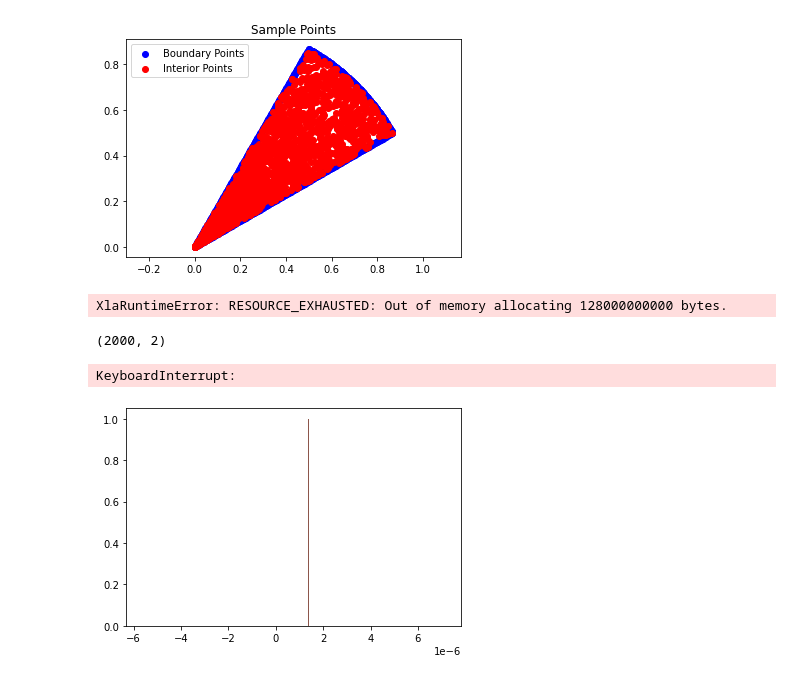
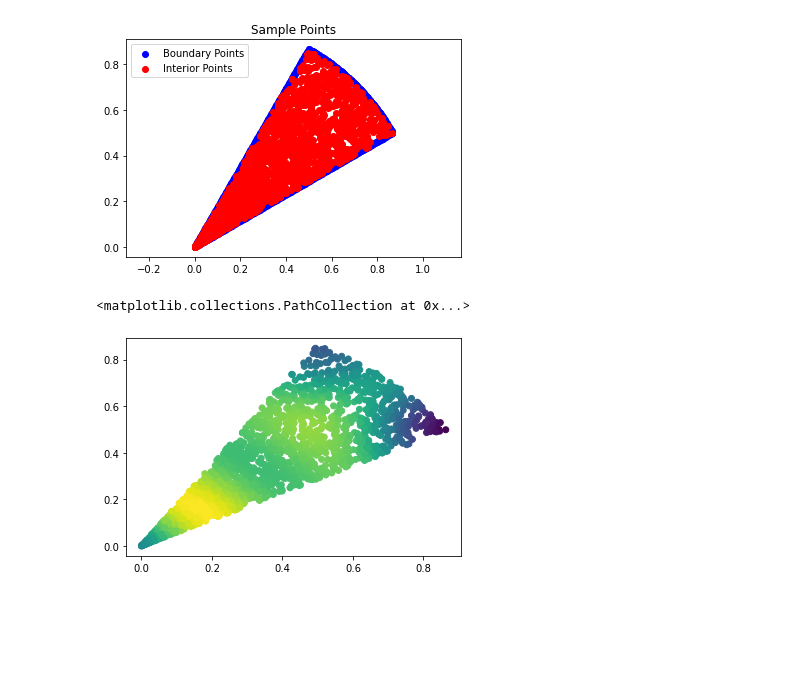
Before and after one commit to cade-b/kernel-pdes, a Jupyter notebook: odd_domain.ipynb, the cells around one changed output. Cells and saved outputs as stored; diff of their text form; code cells hidden in the pictures; blank space fills up the shorter version.

```diff
--- a/odd_domain.ipynb
+++ b/odd_domain.ipynb
@@ -47,16 +49,14 @@ vec_k = jax.vmap(jax.vmap(k, in_axes=(0, None)), in_axes=(None, 0))
 vec_k_lapx = jax.vmap(jax.vmap(k_lapx, in_axes=(0, None)), in_axes=(None, 0))
 vec_k_laplap = jax.vmap(jax.vmap(k_laplap, in_axes=(0, None)), in_axes=(None, 0))
 
-def true_solution_single(x):
-    boundary_term = x[0]*(1-x[0])*x[1]*(1-x[1])
-    interior = jnp.cos(5*jnp.pi*((0.5-x[0])**2 + (0.3*x[1])**2))
-    return 4 * boundary_term * interior
+def rhs(x):
+    return jnp.sin(3*jnp.pi*jnp.sqrt(x[0]**2+x[1]**2))
 
-true_solution=jit(jax.vmap(true_solution_single,in_axes=0))
-rhs_func = jit(jax.vmap(laplacian(true_solution_single)))
+#true_solution=jit(jax.vmap(true_solution_single,in_axes=0))
+rhs_func = jax.vmap(rhs)#jit(jax.vmap(laplacian(true_solution_single)))
 # %%
 num_interior = 2000
-num_boundary = 300
+num_per_boundary = 300
 num_boundary=3*num_per_boundary
 
 angle1 = jnp.pi/6; angle2 = jnp.pi/3
@@ -129,37 +125,8 @@ residual_refined = rhs_total - K_full@coef_sol_refined
 
 eval_K=vec_k(interior_points,all_points).T
 sol_vals = eval_K@coef_sol
-# %%
-num_grid = 20000
-# Generate random interior points
-thetas = jax.random.uniform(key, shape=(num_interior,1), minval=angle1, maxval=angle2)
-rs = jax.random.uniform(key2, shape=(num_interior,1))
-
-xgrid = rs * jnp.cos(thetas)
-ygrid = rs * jnp.sin(thetas)
-
-plt_points = jnp.column_stack((xgrid, ygrid))
-XX,YY=jnp.meshgrid(xgrid[:,0],ygrid[:,0])
-interpolation_points = jnp.vstack([XX.flatten(),YY.flatten()]).T
-interp_k = jnp.block(
-    [
-        [vec_k_lapx(interior_points,interpolation_points),vec_k(boundary_points,interpolation_points)]
-    ]
-)
-
-interp_solution=(interp_k@coef_sol).reshape(num_grid_points,num_grid_points)
-interp_solution_refined=(interp_k@coef_sol_refined).reshape(num_grid_points,num_grid_points)
-# %% [output]
-XlaRuntimeError: RESOURCE_EXHAUSTED: Out of memory allocating 128000000000 bytes.
-# %%
-interior_points.shape
-# %% [output]
-(2000, 2)
-# %%
-plt.hist(error.flatten(),50,alpha=0.5)
-plt.hist(error_refined.flatten(),50,alpha=0.5)
-
-plt.show()
-# %% [output]
-KeyboardInterrupt:
-[figure, removed]
+# %%
+plt.scatter(interior_points[:,0],interior_points[:,1],c=sol_vals)
+# %% [output]
+<matplotlib.collections.PathCollection at 0x...>
+[figure, added]
```
Also changed, not shown: parts of 2 cells of this notebook.
